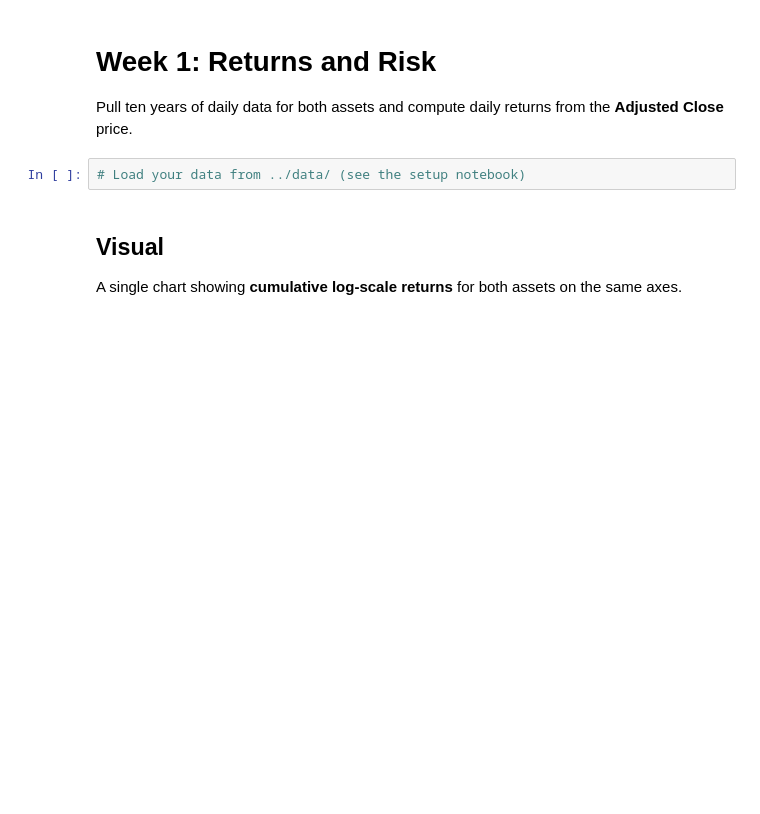
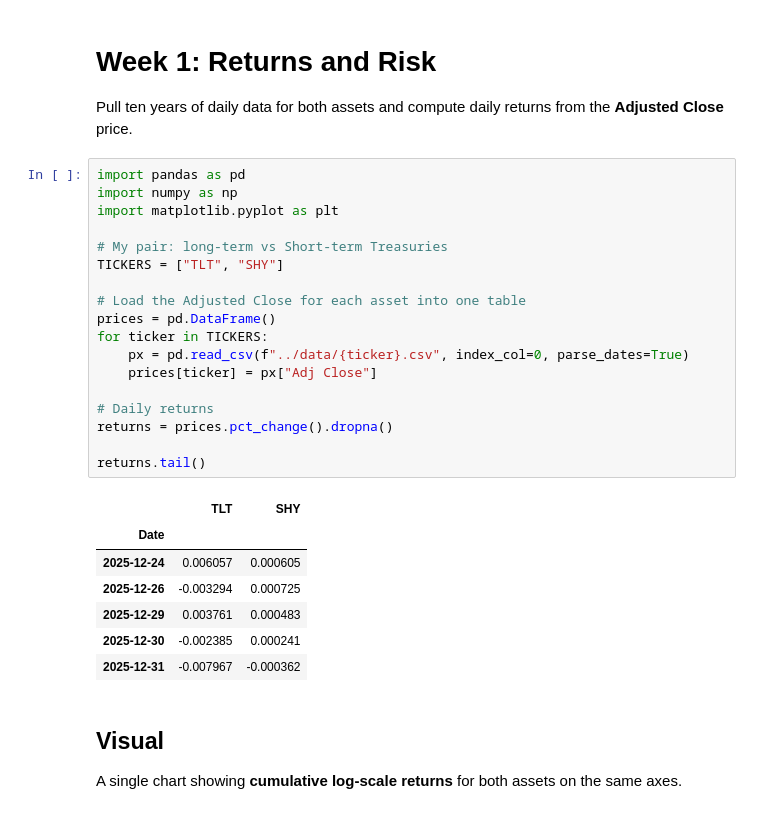
Before and after one commit to ptterdg-blip/Project_1_OQG, a Jupyter notebook: notebooks/week1_returns_and_risk.ipynb, the cells around one changed output. Cells and saved outputs as stored; diff of their text form; blank space fills up the shorter version.

```diff
--- a/notebooks/week1_returns_and_risk.ipynb
+++ b/notebooks/week1_returns_and_risk.ipynb
@@ -2,7 +2,31 @@
 # Week 1: Returns and Risk
 Pull ten years of daily data for both assets and compute daily returns from the **Adjusted Close** price.
 # %%
-# Load your data from ../data/ (see the setup notebook)
+import pandas as pd
+import numpy as np
+import matplotlib.pyplot as plt
+
+# My pair: long-term vs Short-term Treasuries
+TICKERS = ["TLT", "SHY"]
+
+# Load the Adjusted Close for each asset into one table
+prices = pd.DataFrame()
+for ticker in TICKERS:
+    px = pd.read_csv(f"../data/{ticker}.csv", index_col=0, parse_dates=True)
+    prices[ticker] = px["Adj Close"]
+
+# Daily returns
+returns = prices.pct_change().dropna()
+
+returns.tail()
+# %% [output]
+|  | TLT | SHY |
+| Date |  |  |
+| 2025-12-24 | 0.006057 | 0.000605 |
+| 2025-12-26 | -0.003294 | 0.000725 |
+| 2025-12-29 | 0.003761 | 0.000483 |
+| 2025-12-30 | -0.002385 | 0.000241 |
+| 2025-12-31 | -0.007967 | -0.000362 |
 # %% [markdown]
 ## Visual
 A single chart showing **cumulative log-scale returns** for both assets on the same axes.
```
Also changed, not shown: parts of 5 cells of this notebook, 1 other file.
